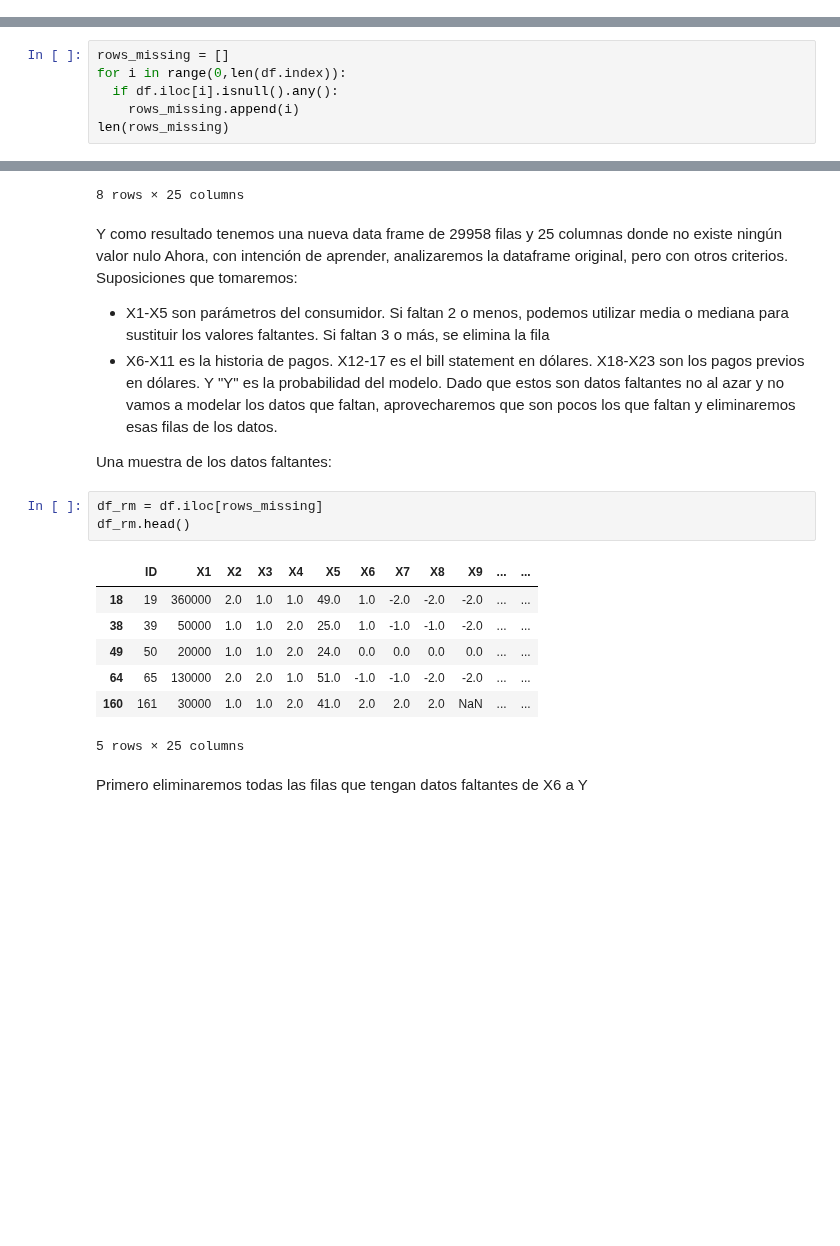
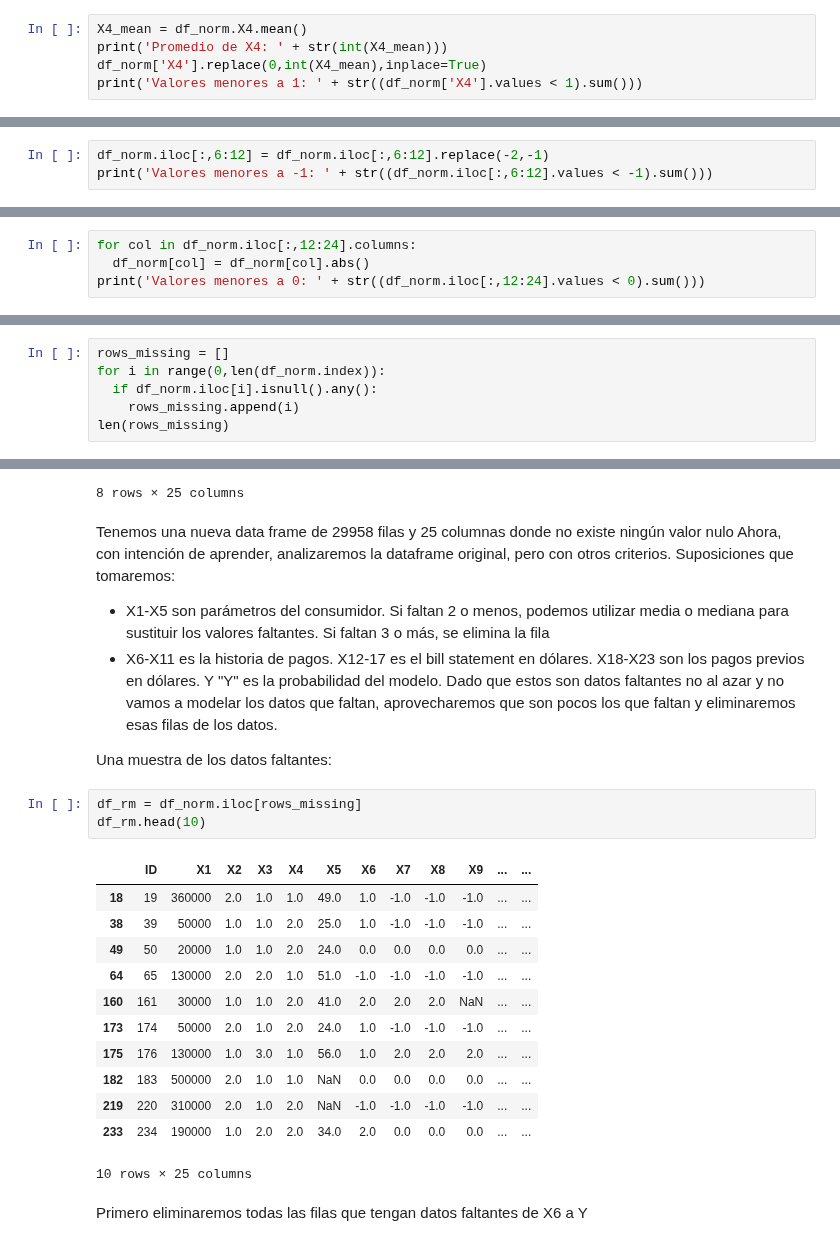
Before and after one commit to PosgradoMNA/actividades-de-aprendizaje-gerardoaaron_castanedajaramillo, a Jupyter notebook: Semana 3 - Actividad 1.ipynb, the cells around one changed output, grey strips where cells are left out. Drawn from its saved outputs; the diff is of its cells as text; blank space fills up the shorter version.

```diff
--- a/Semana 3 - Actividad 1.ipynb
+++ b/Semana 3 - Actividad 1.ipynb
@@ -101,0 +155,5 @@ Verificamos si falta algún dato
+# %%
+X4_mean = df_norm.X4.mean()
+print('Promedio de X4: ' + str(int(X4_mean)))
+df_norm['X4'].replace(0,int(X4_mean),inplace=True)
+print('Valores menores a 1: ' + str((df_norm['X4'].values < 1).sum()))
@@ -101,0 +179,3 @@ Verificamos si falta algún dato
+# %%
+df_norm.iloc[:,6:12] = df_norm.iloc[:,6:12].replace(-2,-1)
+print('Valores menores a -1: ' + str((df_norm.iloc[:,6:12].values < -1).sum()))
@@ -101,0 +192,4 @@ Verificamos si falta algún dato
+# %%
+for col in df_norm.iloc[:,12:24].columns:
+  df_norm[col] = df_norm[col].abs()
+print('Valores menores a 0: ' + str((df_norm.iloc[:,12:24].values < 0).sum()))
@@ -144,8 +242,8 @@ df.describe()
 Analizamos cuantas filas tienen valores faltantes. Si el tamaño de la muestra es lo suficientemente grande, podemos aplicar eliminación por lista y asumir que tendremos estimaciones no sesgadas y resultados conservadores.
 # %%
 rows_missing = []
-for i in range(0,len(df.index)):
-  if df.iloc[i].isnull().any():
+for i in range(0,len(df_norm.index)):
+  if df_norm.iloc[i].isnull().any():
     rows_missing.append(i)
 len(rows_missing)
 # %% [output]
@@ -193,7 +291,7 @@ df.describe()
 | max | 30000.000000 | 1000000.000000 | 2.000000 | 6.000000 | 3.000000 | 79.000000 | 8.000000 | 8.000000 | 8.000000 | 8.000000 | ... | ... |
 8 rows × 25 columns
 # %% [markdown]
-Y como resultado tenemos una nueva data frame de 29958 filas y 25 columnas donde no existe ningún valor nulo
+Tenemos una nueva data frame de 29958 filas y 25 columnas donde no existe ningún valor nulo
 Ahora, con intención de aprender, analizaremos la dataframe original, pero con otros criterios.
 Suposiciones que tomaremos:
 *   X1-X5 son parámetros del consumidor. Si faltan 2 o menos, podemos utilizar media o mediana para sustituir los valores faltantes. Si faltan 3 o más, se elimina la fila
@@ -202,16 +300,21 @@ Dado que estos son datos faltantes no al azar y no vamos a modelar los datos que
 
 Una muestra de los datos faltantes:
 # %%
-df_rm = df.iloc[rows_missing]
-df_rm.head()
+df_rm = df_norm.iloc[rows_missing]
+df_rm.head(10)
 # %% [output]
 |  | ID | X1 | X2 | X3 | X4 | X5 | X6 | X7 | X8 | X9 | ... | ... |
-| 18 | 19 | 360000 | 2.0 | 1.0 | 1.0 | 49.0 | 1.0 | -2.0 | -2.0 | -2.0 | ... | ... |
-| 38 | 39 | 50000 | 1.0 | 1.0 | 2.0 | 25.0 | 1.0 | -1.0 | -1.0 | -2.0 | ... | ... |
+| 18 | 19 | 360000 | 2.0 | 1.0 | 1.0 | 49.0 | 1.0 | -1.0 | -1.0 | -1.0 | ... | ... |
+| 38 | 39 | 50000 | 1.0 | 1.0 | 2.0 | 25.0 | 1.0 | -1.0 | -1.0 | -1.0 | ... | ... |
 | 49 | 50 | 20000 | 1.0 | 1.0 | 2.0 | 24.0 | 0.0 | 0.0 | 0.0 | 0.0 | ... | ... |
-| 64 | 65 | 130000 | 2.0 | 2.0 | 1.0 | 51.0 | -1.0 | -1.0 | -2.0 | -2.0 | ... | ... |
+| 64 | 65 | 130000 | 2.0 | 2.0 | 1.0 | 51.0 | -1.0 | -1.0 | -1.0 | -1.0 | ... | ... |
 | 160 | 161 | 30000 | 1.0 | 1.0 | 2.0 | 41.0 | 2.0 | 2.0 | 2.0 | NaN | ... | ... |
+| 173 | 174 | 50000 | 2.0 | 1.0 | 2.0 | 24.0 | 1.0 | -1.0 | -1.0 | -1.0 | ... | ... |
+| 175 | 176 | 130000 | 1.0 | 3.0 | 1.0 | 56.0 | 1.0 | 2.0 | 2.0 | 2.0 | ... | ... |
+| 182 | 183 | 500000 | 2.0 | 1.0 | 1.0 | NaN | 0.0 | 0.0 | 0.0 | 0.0 | ... | ... |
+| 219 | 220 | 310000 | 2.0 | 1.0 | 2.0 | NaN | -1.0 | -1.0 | -1.0 | -1.0 | ... | ... |
+| 233 | 234 | 190000 | 1.0 | 2.0 | 2.0 | 34.0 | 2.0 | 0.0 | 0.0 | 0.0 | ... | ... |
-5 rows × 25 columns
+10 rows × 25 columns
 # %% [markdown]
 Primero eliminaremos todas las filas que tengan datos faltantes de X6 a Y
 # %%
```
Also changed, not shown: parts of 44 cells of this notebook.
